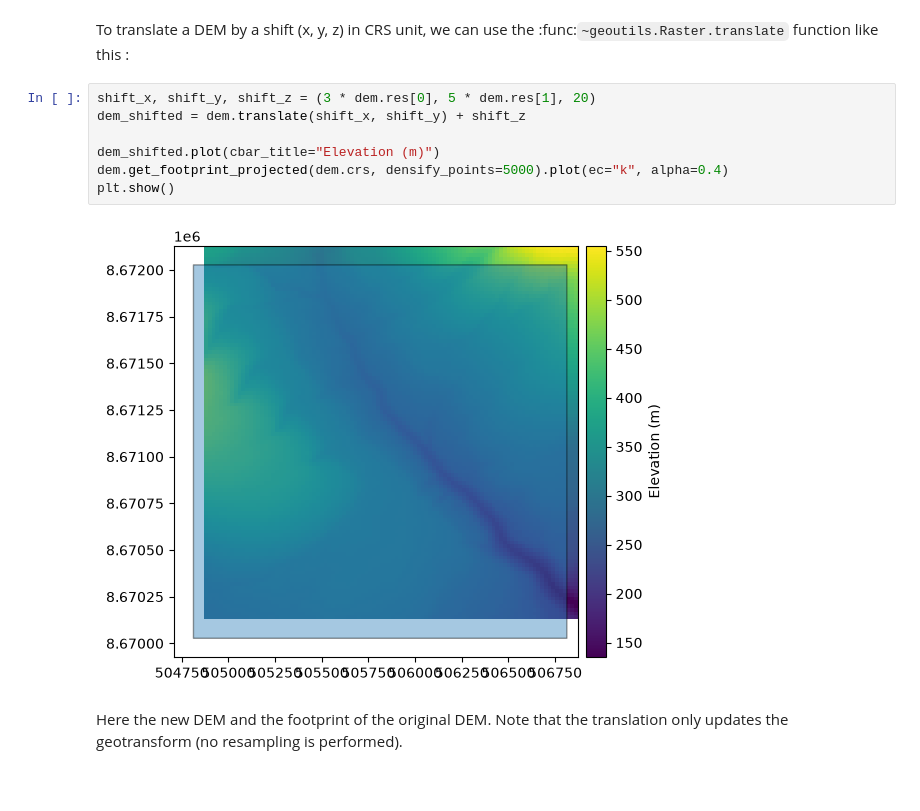
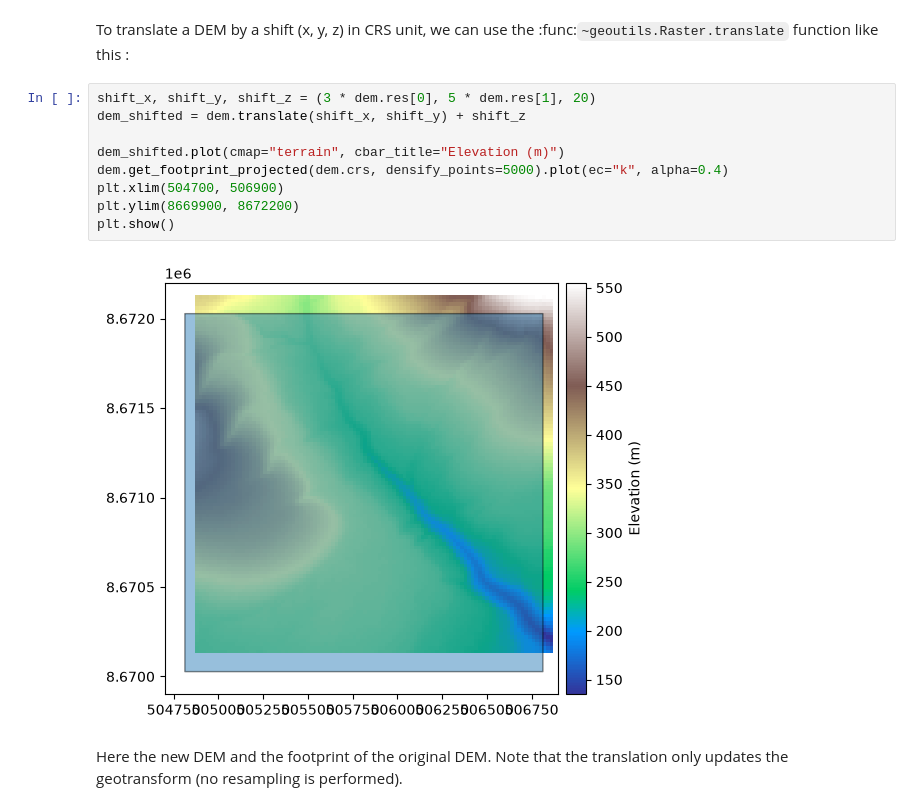
Before and after one commit to GlacioHack/xdem, a Jupyter notebook: examples/basic/plot_3d_manipulation.ipynb, the cells around one changed output. Drawn from its saved outputs; the diff is of its cells as text; blank space fills up the shorter version.

```diff
--- a/examples/basic/plot_3d_manipulation.ipynb
+++ b/examples/basic/plot_3d_manipulation.ipynb
@@ -22,12 +22,14 @@ To translate a DEM by a shift (x, y, z) in CRS unit, we can use the :func:`~geou
 # %%
 shift_x, shift_y, shift_z = (3 * dem.res[0], 5 * dem.res[1], 20)
 dem_shifted = dem.translate(shift_x, shift_y) + shift_z
 
-dem_shifted.plot(cbar_title="Elevation (m)")
+dem_shifted.plot(cmap="terrain", cbar_title="Elevation (m)")
 dem.get_footprint_projected(dem.crs, densify_points=5000).plot(ec="k", alpha=0.4)
+plt.xlim(504700, 506900)
+plt.ylim(8669900, 8672200)
 plt.show()
 # %% [output]
-[figure, old version]
+[figure, new version]
 # %% [markdown]
 Here the new DEM and the footprint of the original DEM. Note that the translation only updates the geotransform (no resampling is performed).
 # %% [markdown]
```
Also changed, not shown: parts of 3 cells of this notebook.
